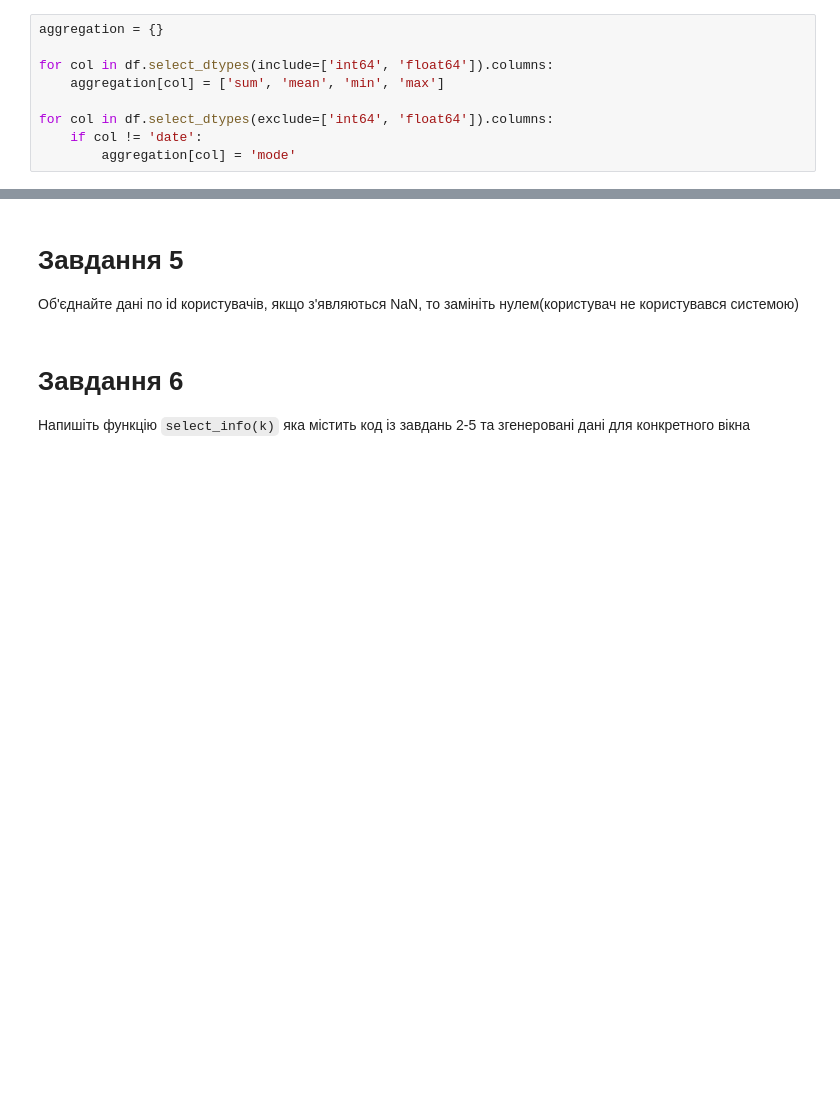
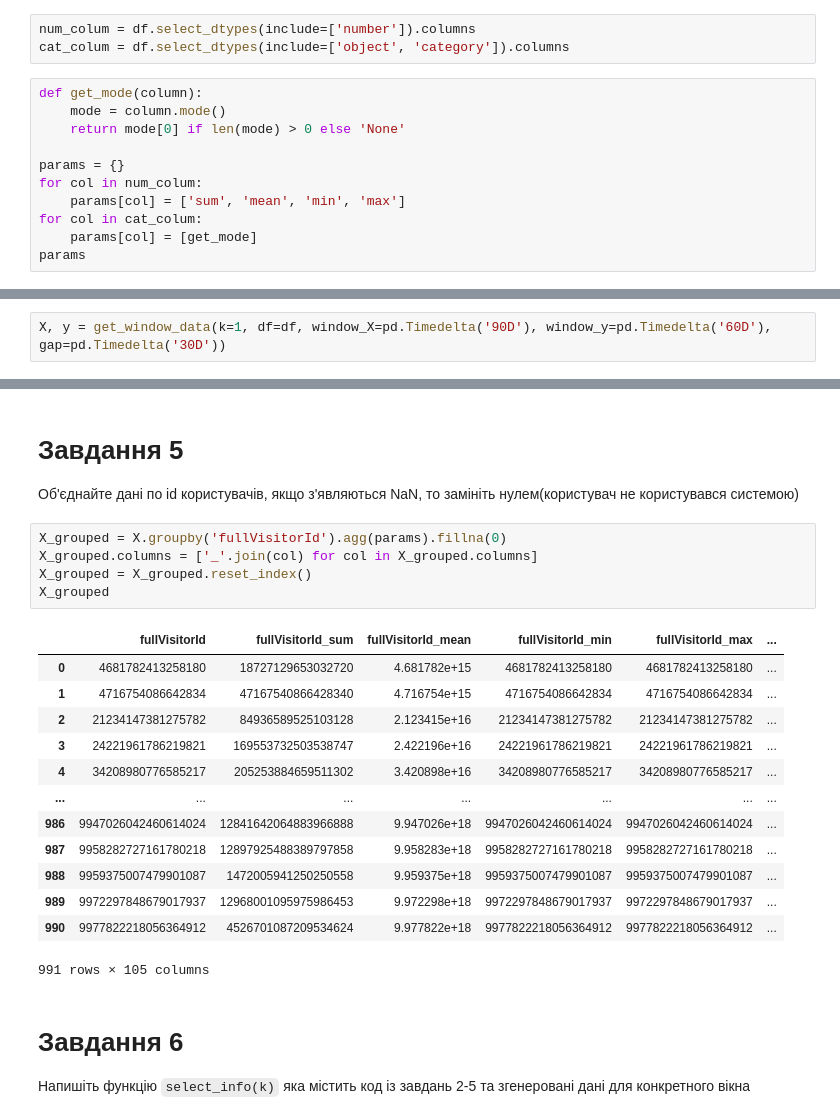
Before and after one commit to mssamoilenko/Data_enginWindow, a Jupyter notebook: Data_engineering.ipynb, the cells around one changed output, grey strips where cells are left out. Drawn from its saved outputs; the diff is of its cells as text; blank space fills up the shorter version.

```diff
--- a/Data_engineering.ipynb
+++ b/Data_engineering.ipynb
@@ -114,12 +122,17 @@ def select_info(k):
 * для категоріальних - mode
 
 Згрупуйте дані по користувачах(лише Х) та обрахуйте відповідні функції
-# %%
-aggregation = {}
-
-for col in df.select_dtypes(include=['int64', 'float64']).columns:
-    aggregation[col] = ['sum', 'mean', 'min', 'max']
-
-for col in df.select_dtypes(exclude=['int64', 'float64']).columns:
-    if col != 'date':
-        aggregation[col] = 'mode'
+# %%
+num_colum = df.select_dtypes(include=['number']).columns
+cat_colum = df.select_dtypes(include=['object', 'category']).columns
+# %%
+def get_mode(column):
+    mode = column.mode()
+    return mode[0] if len(mode) > 0 else 'None'
+
+params = {}
+for col in num_colum:
+    params[col] = ['sum', 'mean', 'min', 'max']
+for col in cat_colum:
+    params[col] = [get_mode]
+params
@@ -126,3 +157,5 @@ for col in df.select_dtypes(exclude=['int64', 'float64']).columns:
+# %%
+X, y = get_window_data(k=1, df=df, window_X=pd.Timedelta('90D'), window_y=pd.Timedelta('60D'), gap=pd.Timedelta('30D'))
 # %% [markdown]
 # Завдання 4
 
@@ -131,6 +181,25 @@ for col in df.select_dtypes(exclude=['int64', 'float64']).columns:
 # Завдання 5
 
 Об'єднайте дані по id користувачів, якщо з'являються NaN, то замініть нулем(користувач не користувався системою)
+# %%
+X_grouped = X.groupby('fullVisitorId').agg(params).fillna(0)
+X_grouped.columns = ['_'.join(col) for col in X_grouped.columns]
+X_grouped = X_grouped.reset_index()
+X_grouped
+# %% [output]
+|  | fullVisitorId | fullVisitorId_sum | fullVisitorId_mean | fullVisitorId_min | fullVisitorId_max | ... |
+| 0 | 4681782413258180 | 18727129653032720 | 4.681782e+15 | 4681782413258180 | 4681782413258180 | ... |
+| 1 | 4716754086642834 | 47167540866428340 | 4.716754e+15 | 4716754086642834 | 4716754086642834 | ... |
+| 2 | 21234147381275782 | 84936589525103128 | 2.123415e+16 | 21234147381275782 | 21234147381275782 | ... |
+| 3 | 24221961786219821 | 169553732503538747 | 2.422196e+16 | 24221961786219821 | 24221961786219821 | ... |
+| 4 | 34208980776585217 | 205253884659511302 | 3.420898e+16 | 34208980776585217 | 34208980776585217 | ... |
+| ... | ... | ... | ... | ... | ... | ... |
+| 986 | 9947026042460614024 | 12841642064883966888 | 9.947026e+18 | 9947026042460614024 | 9947026042460614024 | ... |
+| 987 | 9958282727161780218 | 12897925488389797858 | 9.958283e+18 | 9958282727161780218 | 9958282727161780218 | ... |
+| 988 | 9959375007479901087 | 1472005941250250558 | 9.959375e+18 | 9959375007479901087 | 9959375007479901087 | ... |
+| 989 | 9972297848679017937 | 12968001095975986453 | 9.972298e+18 | 9972297848679017937 | 9972297848679017937 | ... |
+| 990 | 9977822218056364912 | 4526701087209534624 | 9.977822e+18 | 9977822218056364912 | 9977822218056364912 | ... |
+991 rows × 105 columns
 # %% [markdown]
 # Завдання 6
 
```
Also changed, not shown: parts of 8 cells of this notebook.
